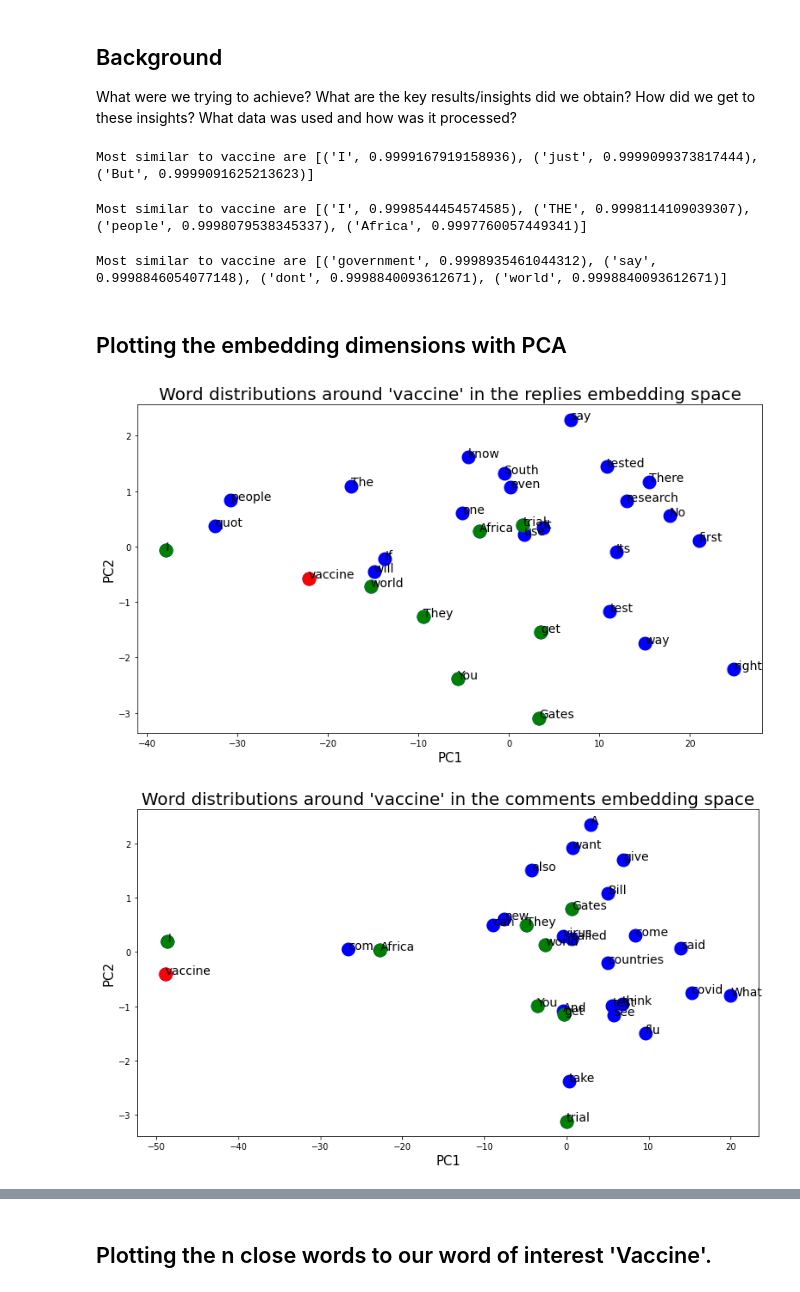
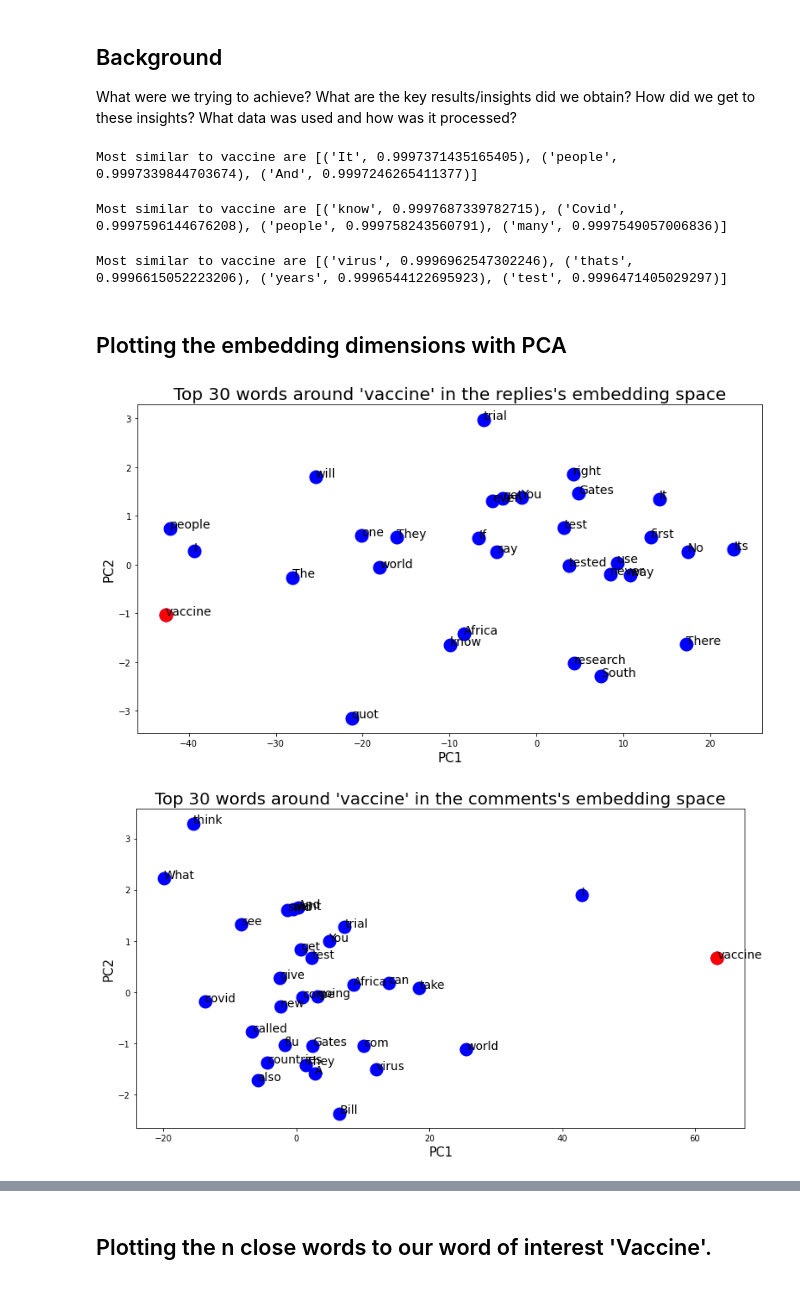
Before and after one commit to sillsphelyx/Vaccine_sentiments_SA, a Jupyter notebook: Covid_vaccine_sentiment_SA-Training_Word_embeddings.ipynb, the cells around one changed output, grey strips where cells are left out. Cells and saved outputs as stored; diff of their text form; code cells hidden in the pictures.

Commit message:
switching to skip gram model and making additions to plots

```diff
--- a/Covid_vaccine_sentiment_SA-Training_Word_embeddings.ipynb
+++ b/Covid_vaccine_sentiment_SA-Training_Word_embeddings.ipynb
@@ -38,30 +38,30 @@ comments_retrieved = [list(df_comments.iloc[i].dropna().astype('str')) for i in
 # %%
 # For the replies to the comments
 replies_retrieved = [replies_retrieved[i]  for i in range(len(replies_retrieved)) if len(replies_retrieved[i]) > 0]
-embedding_replies = word2vec.Word2Vec(sentences = replies_retrieved,size = 200, min_count = 42,window=10)
+embedding_replies = word2vec.Word2Vec(sentences = replies_retrieved,size = 200, min_count = 42,window=5,sg = 1)
 reply_vectors = embedding_replies.wv
 vaccine_closewords_replies = reply_vectors.similar_by_word('vaccine')
 print(f'Most similar to vaccine are {vaccine_closewords_replies[:3]}')
 # %% [output]
-Most similar to vaccine are [('I', 0.9999167919158936), ('just', 0.9999099373817444), ('But', 0.9999091625213623)]
+Most similar to vaccine are [('It', 0.9997371435165405), ('people', 0.9997339844703674), ('And', 0.9997246265411377)]
 # %%
 # Training Word Embeddings using gensim an NLP library
 # For direct comments only
-embedding_comments  = word2vec.Word2Vec(sentences = comments_retrieved,size = 200, min_count = 23,window=10)
+embedding_comments  = word2vec.Word2Vec(sentences = comments_retrieved,size = 200, min_count = 23,window=5,sg=1)
 comment_vectors = embedding_comments.wv
 vaccine_closewords_comments = comment_vectors.similar_by_word('vaccine')
 print(f'Most similar to vaccine are {vaccine_closewords_comments[:4]}')
 # %% [output]
-Most similar to vaccine are [('I', 0.9998544454574585), ('THE', 0.9998114109039307), ('people', 0.9998079538345337), ('Africa', 0.9997760057449341)]
+Most similar to vaccine are [('know', 0.9997687339782715), ('Covid', 0.9997596144676208), ('people', 0.999758243560791), ('many', 0.9997549057006836)]
 # %%
 # For both replies and comments combined
 comments_replies_combined = replies_retrieved + comments_retrieved
-embedding_combined = word2vec.Word2Vec(sentences = comments_replies_combined,size = 200, min_count = 60,window=10)
+embedding_combined = word2vec.Word2Vec(sentences = comments_replies_combined,size = 200, min_count = 60,window=5,sg=1)
 combined_vectors = embedding_combined.wv
 vaccine_closewords_combined = combined_vectors.similar_by_word('vaccine')
 print(f'Most similar to vaccine are {vaccine_closewords_combined[:4]}')
 # %% [output]
-Most similar to vaccine are [('government', 0.9998935461044312), ('say', 0.9998846054077148), ('dont', 0.9998840093612671), ('world', 0.9998840093612671)]
+Most similar to vaccine are [('virus', 0.9996962547302246), ('thats', 0.9996615052223206), ('years', 0.9996544122695923), ('test', 0.9996471405029297)]
 # %% [markdown]
 ## Plotting the embedding dimensions with PCA
 # %%
@@ -127,15 +127,15 @@ def plotting_components_mod(components,model, no_words = 20,data_name=''):
     plt.scatter(components[:no_words,0],components[:no_words,1],linewidths=10,color='blue')
     plt.xlabel("PC1",size=15)
     plt.ylabel("PC2",size=15)
-    plt.title(f"Word distributions around 'vaccine' in the {data_name} embedding space",size=20)
+    plt.title(f"Top 30 words around 'vaccine' in the {data_name}'s embedding space",size=20)
     vocab=list(model.wv.vocab)[:no_words]
     for i, word in enumerate(vocab):
         if word == 'vaccine':
             plt.scatter(components[i,0],components[i,1],linewidths=10,color='red')
             plt.annotate(word,xy=(components[i,0],components[i,1]),fontsize=14)
-        elif word in ['Africa', 'Gates', 'I', 'They', 'You', 'get', 'trial','world']:
-            plt.scatter(components[i,0],components[i,1],linewidths=10,color='green')
-            plt.annotate(word,xy=(components[i,0],components[i,1]),fontsize=14)
+        #elif word in ['Africa', 'Gates', 'I', 'They', 'You', 'get', 'trial','world']:
+        #    plt.scatter(components[i,0],components[i,1],linewidths=10,color='green')
+        #    plt.annotate(word,xy=(components[i,0],components[i,1]),fontsize=14)
         else:
             plt.annotate(word,xy=(components[i,0],components[i,1]),fontsize=14)
 # %%
@@ -151,11 +151,11 @@ def plotting_components(components,words_for_plot):
     for i, word in enumerate(words_for_plot):
         plt.annotate(word,xy=(components[i,0],components[i,1]),fontsize=16)
 # %%
-plotting_components_mod(reply_components,reply_vectors,30,'replies')
+plotting_components_mod(reply_components,reply_vectors,31,'replies')
 # %% [output]
-[figure, old version]
+[figure, new version]
 # %%
-plotting_components_mod(comment_components,comment_vectors,30,'comments')
+plotting_components_mod(comment_components,comment_vectors,31,'comments')
 # %% [output]
-[figure, old version]
+[figure, new version]
 # %%
```
Also changed, not shown: parts of 6 cells of this notebook, 2 other files.
